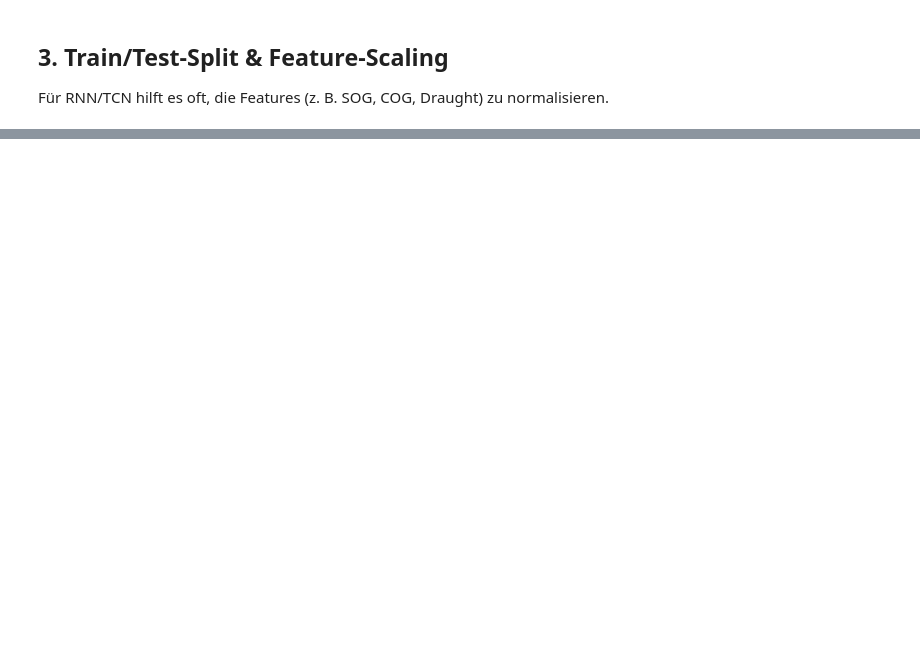
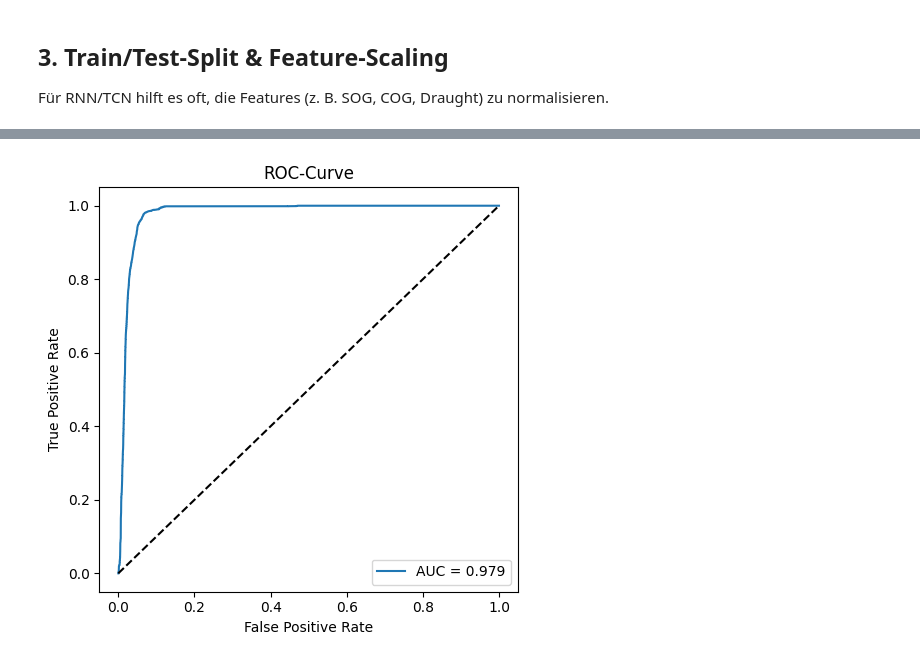
Before and after one commit to AI-lly/plotseamap, a Jupyter notebook: test2.ipynb, the cells around one changed output, grey strips where cells are left out. Cells and saved outputs as stored; diff of their text form; code cells hidden in the pictures; blank space fills up the shorter version.

```diff
--- a/test2.ipynb
+++ b/test2.ipynb
@@ -271,0 +389,33 @@ Für RNN/TCN hilft es oft, die Features (z. B. SOG, COG, Draught) zu normalisier
+# %%
+# ─── 3) Modell definieren ────────────────────────────────────────────────────
+class LSTMClassifier(nn.Module):
+    def __init__(self, input_dim, hidden_dim=64, dropout=0.3):
+        super().__init__()
+        self.mask_value = 0.0
+        self.lstm = nn.LSTM(
+            input_size=input_dim,
+            hidden_size=hidden_dim,
+            batch_first=True
+        )
+        self.dropout = nn.Dropout(dropout)
+        self.out = nn.Linear(hidden_dim, 1)
+
+    def forward(self, x):
+        # Masking: setze alle mask_value-Einträge auf 0
+        # (PyTorch behandelt Padding besser über PackedSequence, hier aber simple Variante)
+        x = torch.where(torch.isnan(x), torch.zeros_like(x), x)
+        _, (h_n, _) = self.lstm(x)       # h_n: (1, batch, hidden_dim)
+        h = h_n.squeeze(0)              # (batch, hidden_dim)
+        h = self.dropout(h)
+        logits = self.out(h)            # (batch, 1)
+        return torch.sigmoid(logits).squeeze(1)
+
+model = LSTMClassifier(n_features).to(device)
+
+# ─── 4) Loss, Optimizer ───────────────────────────────────────────────────────
+criterion = nn.BCELoss()
+optimizer = torch.optim.Adam(model.parameters(), lr=lr)
+
+# ─── 5) Early Stopping Setup ─────────────────────────────────────────────────
+best_val_loss = float('inf')
+epochs_no_improve = 0
@@ -271,0 +536,13 @@ Für RNN/TCN hilft es oft, die Features (z. B. SOG, COG, Draught) zu normalisier
+# %%
+from sklearn.metrics import roc_curve, auc
+
+fpr, tpr, _ = roc_curve(y_test, test_preds)
+roc_auc = auc(fpr, tpr)
+
+plt.figure(figsize=(5,5))
+plt.plot(fpr, tpr, label=f'AUC = {roc_auc:.3f}')
+plt.plot([0,1],[0,1],'k--')
+plt.xlabel('False Positive Rate'); plt.ylabel('True Positive Rate')
+plt.title('ROC-Curve'); plt.legend(loc='lower right'); plt.tight_layout()
+# %% [output]
+[figure, added]
```
Also changed, not shown: parts of 11 cells of this notebook, 3 other files.
